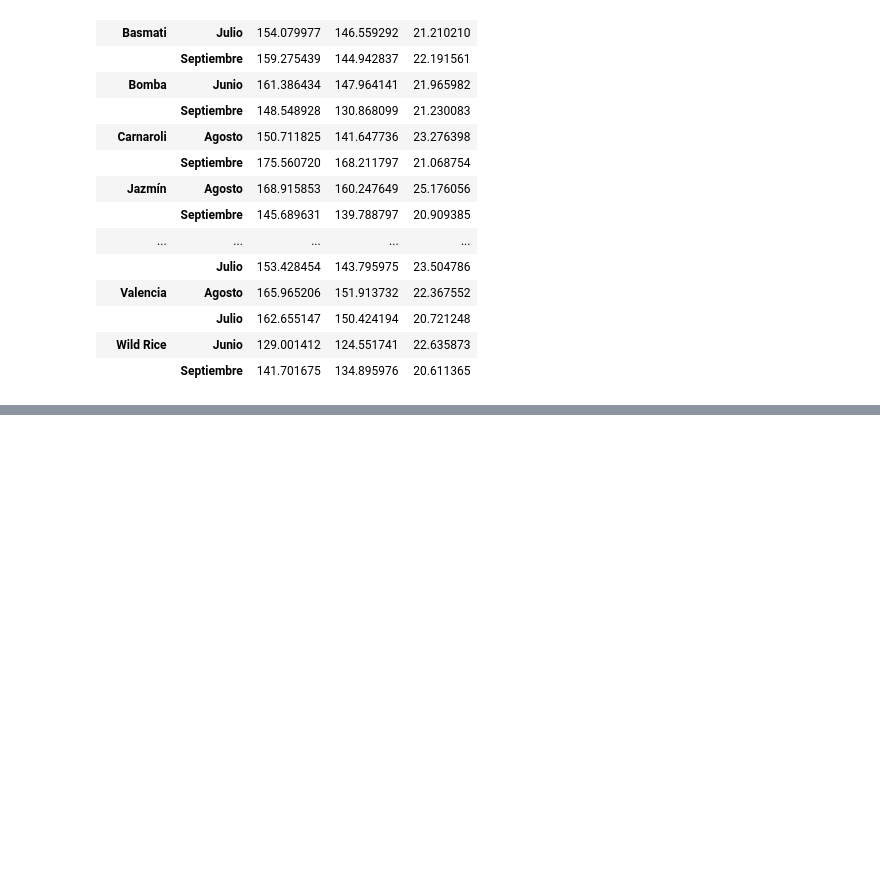
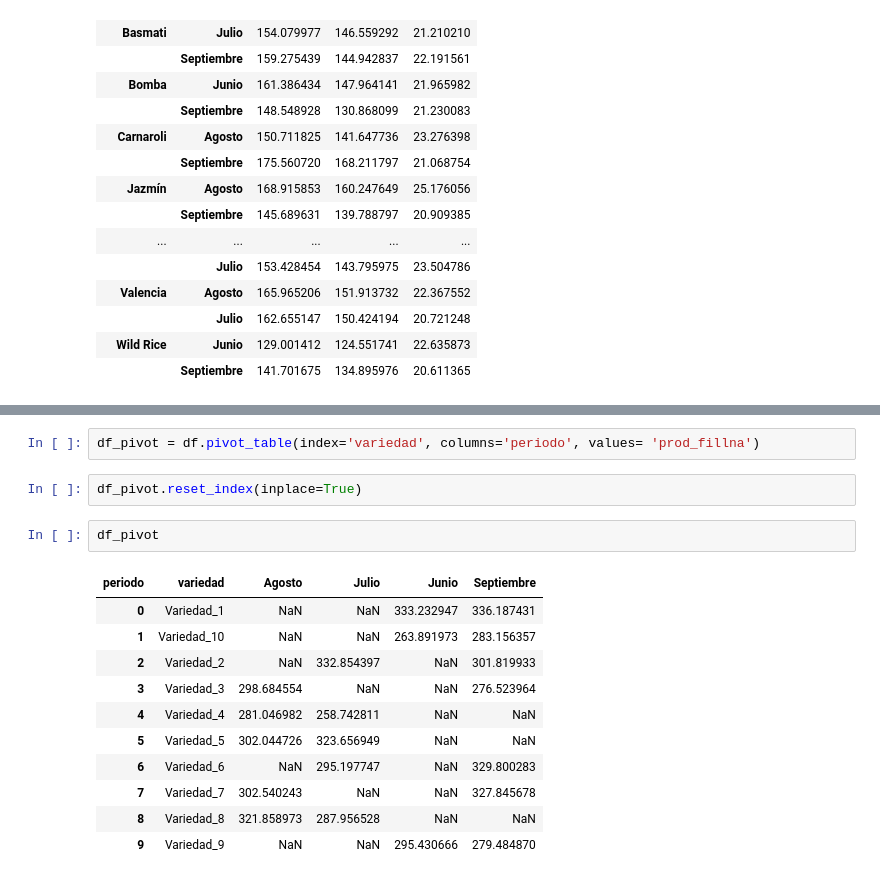
Before and after one commit to EmilianaSeltzer/Exercises_with_Pandas_Functions, a Jupyter notebook: Pandas_Rice_production_nulls_joins.ipynb, the cells around one changed output, grey strips where cells are left out. Saved outputs shown, nothing was run; the diff lists cells and outputs as text; blank space fills up the shorter version.

```diff
--- a/Pandas_Rice_production_nulls_joins.ipynb
+++ b/Pandas_Rice_production_nulls_joins.ipynb
@@ -264,0 +350,18 @@ df_total.groupby(['nombre_var','periodo']).std(numeric_only=True) # to calculate
+# %%
+df_pivot = df.pivot_table(index='variedad', columns='periodo', values= 'prod_fillna')
+# %%
+df_pivot.reset_index(inplace=True)
+# %%
+df_pivot
+# %% [output]
+| periodo | variedad | Agosto | Julio | Junio | Septiembre |
+| 0 | Variedad_1 | NaN | NaN | 333.232947 | 336.187431 |
+| 1 | Variedad_10 | NaN | NaN | 263.891973 | 283.156357 |
+| 2 | Variedad_2 | NaN | 332.854397 | NaN | 301.819933 |
+| 3 | Variedad_3 | 298.684554 | NaN | NaN | 276.523964 |
+| 4 | Variedad_4 | 281.046982 | 258.742811 | NaN | NaN |
+| 5 | Variedad_5 | 302.044726 | 323.656949 | NaN | NaN |
+| 6 | Variedad_6 | NaN | 295.197747 | NaN | 329.800283 |
+| 7 | Variedad_7 | 302.540243 | NaN | NaN | 327.845678 |
+| 8 | Variedad_8 | 321.858973 | 287.956528 | NaN | NaN |
+| 9 | Variedad_9 | NaN | NaN | 295.430666 | 279.484870 |
```
Also changed, not shown: parts of 10 cells of this notebook.
